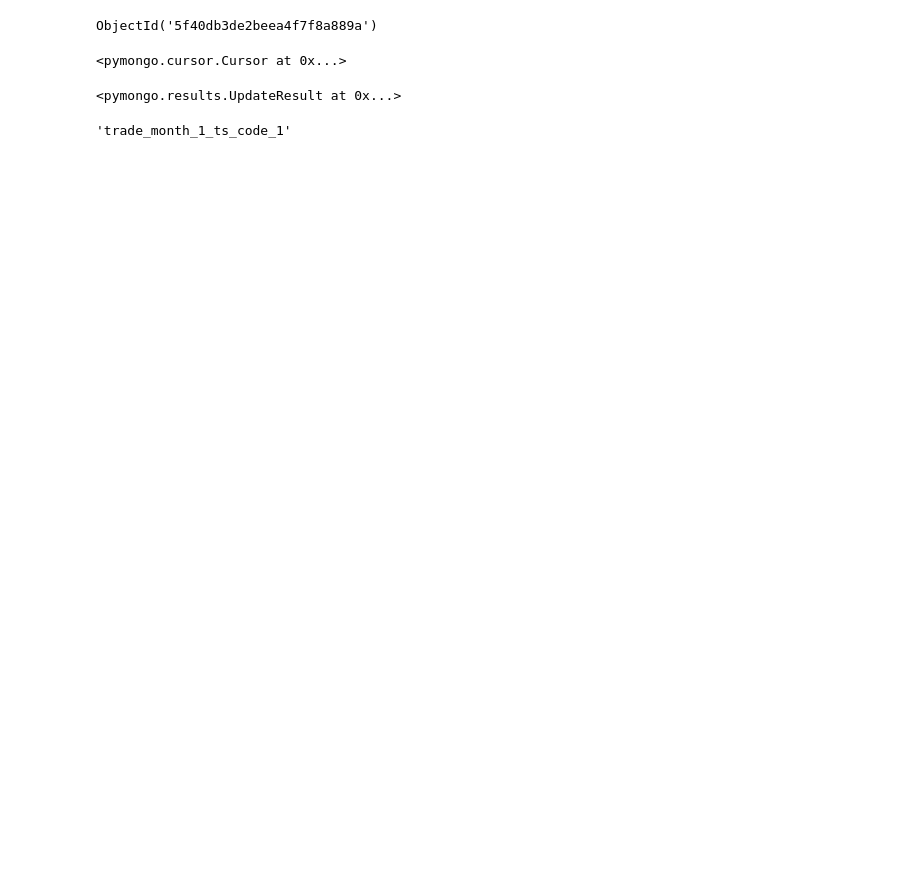
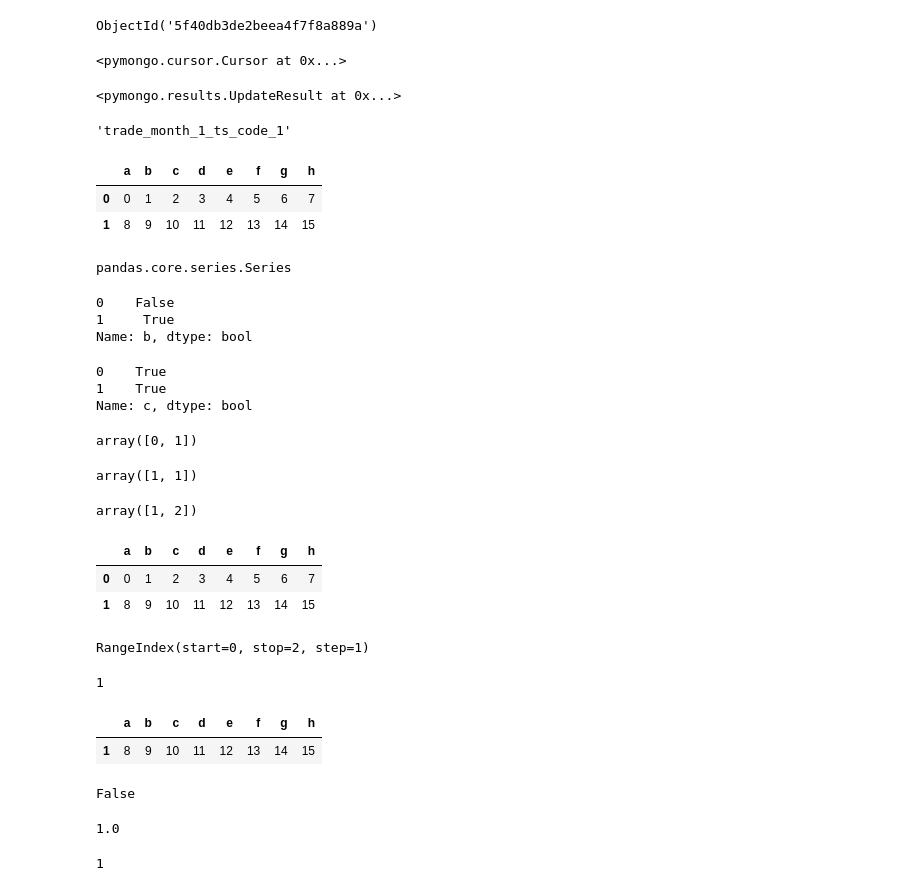
Before and after one commit to digu1216/quantBigA, a Jupyter notebook: jupyter_notebook/test.ipynb, the cells around one changed output. Drawn from its saved outputs; the diff is of its cells as text; code cells hidden in the pictures; blank space fills up the shorter version.

```diff
--- a/jupyter_notebook/test.ipynb
+++ b/jupyter_notebook/test.ipynb
@@ -25,0 +29,8 @@ db_vnpy['test'].create_index([('trade_month', pymongo.ASCENDING), ('ts_code', py
+# %%
+df = pd.DataFrame(np.arange(16).reshape(2,-1), columns=['a','b','c','d','e','f','g','h'])
+# %%
+df
+# %% [output]
+|  | a | b | c | d | e | f | g | h |
+| 0 | 0 | 1 | 2 | 3 | 4 | 5 | 6 | 7 |
+| 1 | 8 | 9 | 10 | 11 | 12 | 13 | 14 | 15 |
@@ -25,0 +39,4 @@ db_vnpy['test'].create_index([('trade_month', pymongo.ASCENDING), ('ts_code', py
+# %%
+type(df['b'])
+# %% [output]
+pandas.core.series.Series
@@ -25,0 +45,40 @@ db_vnpy['test'].create_index([('trade_month', pymongo.ASCENDING), ('ts_code', py
+# %%
+t1
+# %% [output]
+0    False
+1     True
+Name: b, dtype: bool
+# %%
+t2
+# %% [output]
+0    True
+1    True
+Name: c, dtype: bool
+# %%
+t1 = np.array(t1, dtype=int)
+t1
+# %% [output]
+array([0, 1])
+# %%
+t2 = np.array(t2, dtype=int)
+t2
+# %% [output]
+array([1, 1])
+# %%
+t1 + t2
+# %% [output]
+array([1, 2])
+# %%
+df
+# %% [output]
+|  | a | b | c | d | e | f | g | h |
+| 0 | 0 | 1 | 2 | 3 | 4 | 5 | 6 | 7 |
+| 1 | 8 | 9 | 10 | 11 | 12 | 13 | 14 | 15 |
+# %%
+df.index
+# %% [output]
+RangeIndex(start=0, stop=2, step=1)
+# %%
+df.index[1]
+# %% [output]
+1
@@ -25,0 +87,23 @@ db_vnpy['test'].create_index([('trade_month', pymongo.ASCENDING), ('ts_code', py
+# %%
+df1
+# %% [output]
+|  | a | b | c | d | e | f | g | h |
+| 1 | 8 | 9 | 10 | 11 | 12 | 13 | 14 | 15 |
+# %%
+3 in np.array(df.index)
+# %% [output]
+False
+# %%
+cnt = 0
+cnt_success = 0
+for idx in np.array(df1.index):
+    cnt += 1
+    if idx in np.array(df.index):
+        cnt_success += 1
+print(cnt_success/cnt)
+# %% [output]
+1.0
+# %%
+df1.shape[0]
+# %% [output]
+1
```
Also changed, not shown: parts of 8 cells of this notebook, 2 other files.
